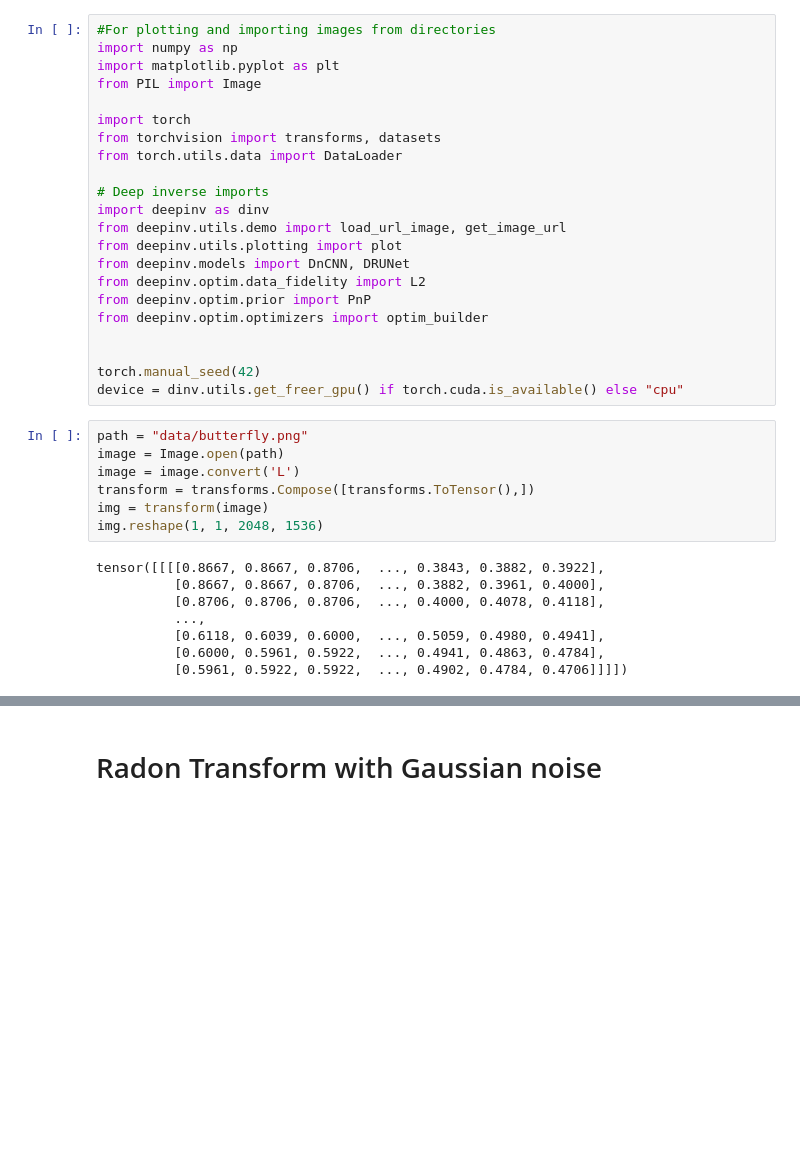
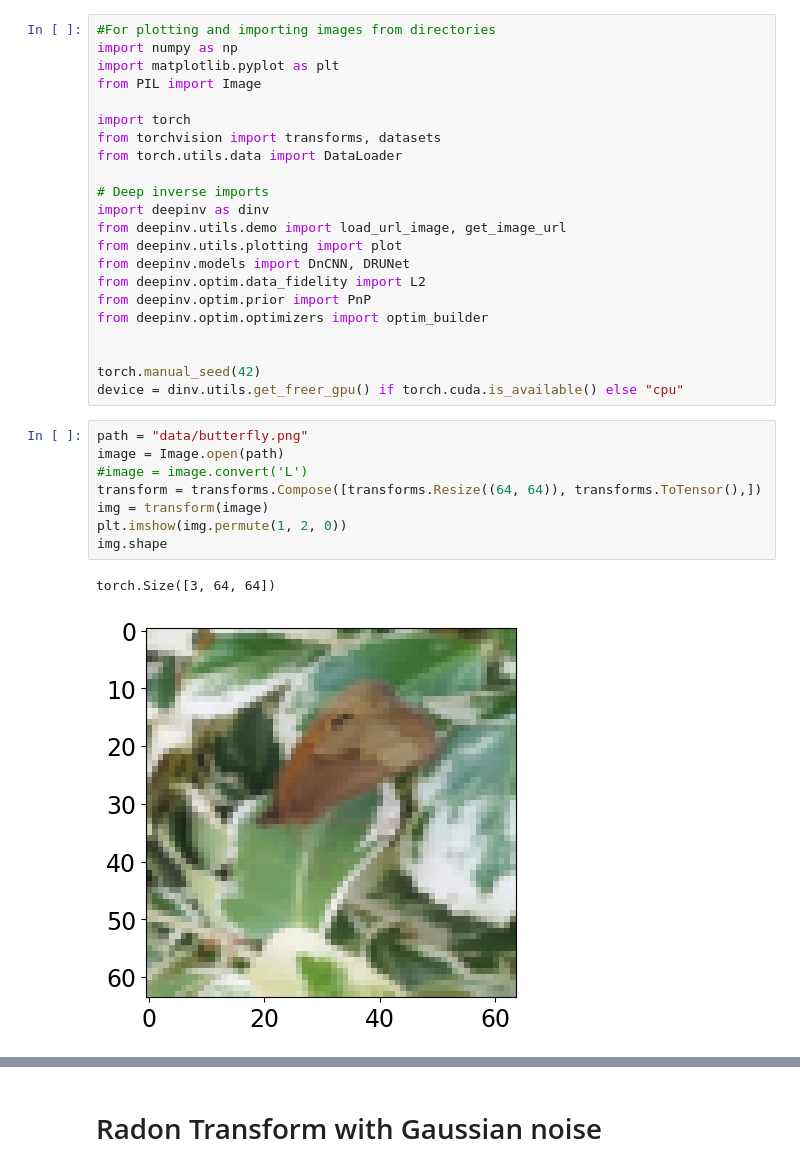
Before and after one commit to Amino21786/TfRPnP, a Jupyter notebook: NaturalCTPnP.ipynb, the cells around one changed output, grey strips where cells are left out. Saved outputs shown, nothing was run; the diff lists cells and outputs as text; blank space fills up the shorter version.

```diff
--- a/NaturalCTPnP.ipynb
+++ b/NaturalCTPnP.ipynb
@@ -25,17 +25,13 @@ device = dinv.utils.get_freer_gpu() if torch.cuda.is_available() else "cpu"
 # %%
 path = "data/butterfly.png"
 image = Image.open(path)
-image = image.convert('L')
-transform = transforms.Compose([transforms.ToTensor(),])
+#image = image.convert('L')
+transform = transforms.Compose([transforms.Resize((64, 64)), transforms.ToTensor(),])
 img = transform(image)
-img.reshape(1, 1, 2048, 1536)
+plt.imshow(img.permute(1, 2, 0))
+img.shape
 # %% [output]
-tensor([[[[0.8667, 0.8667, 0.8706,  ..., 0.3843, 0.3882, 0.3922],
-          [0.8667, 0.8667, 0.8706,  ..., 0.3882, 0.3961, 0.4000],
-          [0.8706, 0.8706, 0.8706,  ..., 0.4000, 0.4078, 0.4118],
-          ...,
-          [0.6118, 0.6039, 0.6000,  ..., 0.5059, 0.4980, 0.4941],
-          [0.6000, 0.5961, 0.5922,  ..., 0.4941, 0.4863, 0.4784],
-          [0.5961, 0.5922, 0.5922,  ..., 0.4902, 0.4784, 0.4706]]]])
+torch.Size([3, 64, 64])
+[figure, added]
 # %%
 url = get_image_url("CBSD_0010.png")
```
Also changed, not shown: parts of 23 cells of this notebook, 26 other files.
